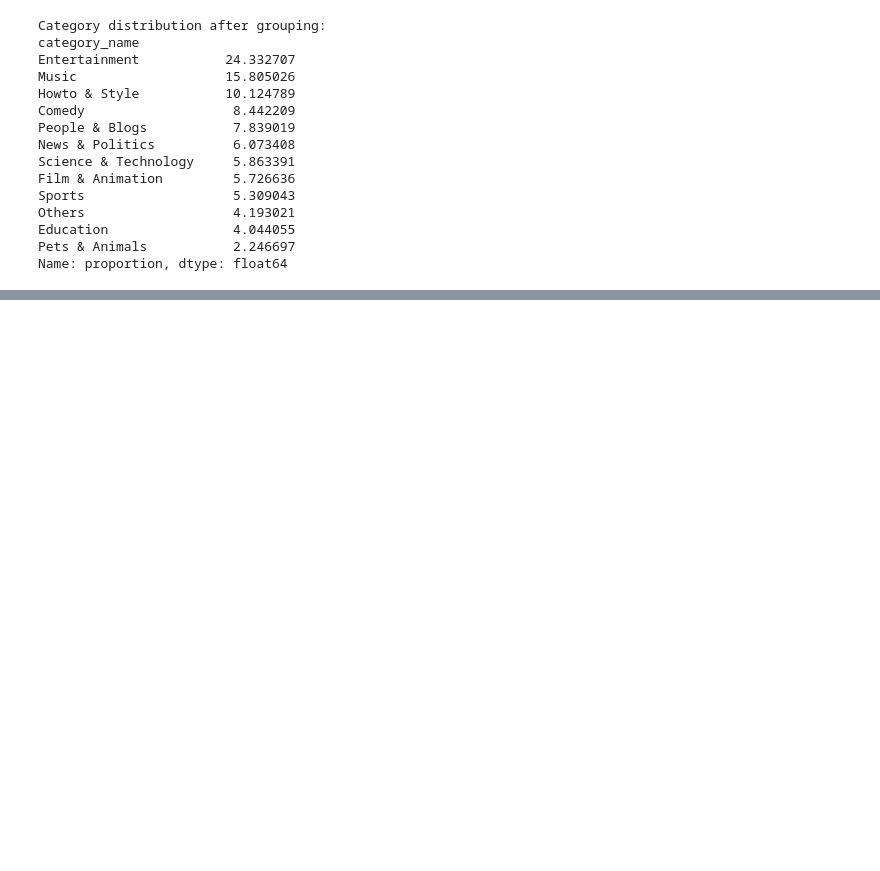
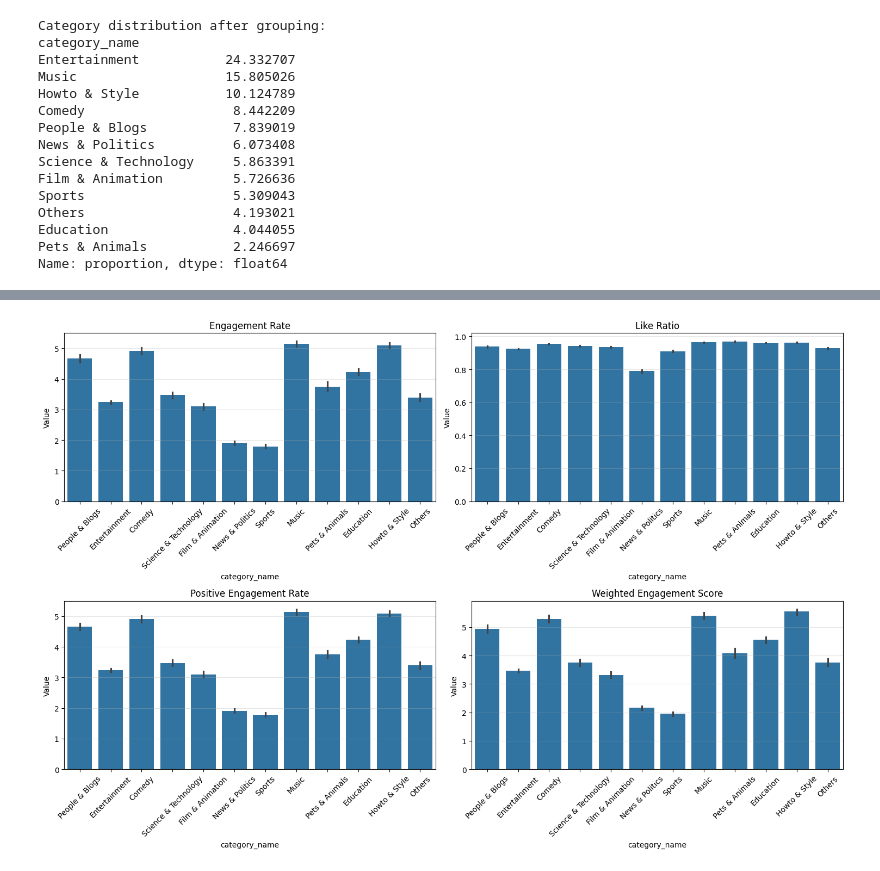
Before and after one commit to jforeroluque/PRG_test, a Jupyter notebook: notebooks/youtube_analysis.ipynb, the cells around one changed output, grey strips where cells are left out. Cells and saved outputs as stored; diff of their text form; code cells hidden in the pictures; blank space fills up the shorter version.

Commit message:
finalized data analysis

```diff
--- a/notebooks/youtube_analysis.ipynb
+++ b/notebooks/youtube_analysis.ipynb
@@ -398,10 +353,17 @@ Upper bound: 13,466
 # %%
 df_final = df_clean.copy()
 # %%
-# 6. Create additional features
+# Aditional features creation
 # Calculate engagement metrics
 df_final['engagement_rate'] = (df_final['likes'] + df_final['comment_count']) / df_final['views'] * 100
 df_final['like_ratio'] = df_final['likes'] / (df_final['likes'] + df_final['dislikes'])
+df_final['positive_engagement_rate'] = ((df_final['likes']+df_final['comment_count']) / df_final['views']) * 100
+df_final['weighted_engagement_score'] = (
+    (df_final['likes'] * 1.0 +
+     df_final['comment_count'] * 2 -
+     df_final['dislikes'] * 1) / df_final['views']
+) * 100
+
 
 # Create time-based features
 df_final['is_weekend'] = df_final['publish_time'].dt.dayofweek.isin([5, 6]).astype(int)
@@ -409,8 +371,3 @@ df_final['is_morning'] = ((df_final['publish_hour'] >= 5) & (df_final['publish_h
 df_final['is_afternoon'] = ((df_final['publish_hour'] >= 12) & (df_final['publish_hour'] < 17)).astype(int)
 df_final['is_evening'] = ((df_final['publish_hour'] >= 17) & (df_final['publish_hour'] < 22)).astype(int)
 df_final['is_night'] = ((df_final['publish_hour'] >= 22) | (df_final['publish_hour'] < 5)).astype(int)
-
-print("Additional features created:")
-print("1. Engagement rate")
-print("2. Like ratio")
-print("3. Time-based features (weekend, morning, afternoon, evening, night)")
@@ -444,0 +427,12 @@ plt.show()
+# %%
+# Metricas de engagement por Categoria
+
+# Calculate median and mean for engagement metrics by category
+engagement_metrics = ['engagement_rate', 'like_ratio', 'positive_engagement_rate', 'weighted_engagement_score']
+
+# Calculate statistics
+category_stats = df_final.groupby('category_name')[engagement_metrics].agg(['median', 'mean']).round(2)
+
+# Display the results
+print("Engagement Metrics by Category (Median and Mean):")
+print(category_stats)
@@ -444,0 +457,16 @@ plt.show()
+# %%
+# Create a figure with subplots for each metric
+fig, axes = plt.subplots(2, 2, figsize=(15, 10))
+axes = axes.ravel()
+
+# Plot each metric
+for idx, metric in enumerate(engagement_metrics):
+    sns.barplot(data=df_final, x='category_name', y=metric, ax=axes[idx])
+    axes[idx].set_title(f'{metric.replace("_", " ").title()}')
+    axes[idx].tick_params(axis='x', rotation=45)
+    axes[idx].set_ylabel('Value')
+
+plt.tight_layout()
+plt.show()
+# %% [output]
+[figure, added]
```
Also changed, not shown: parts of 16 cells of this notebook, 1 other file.
